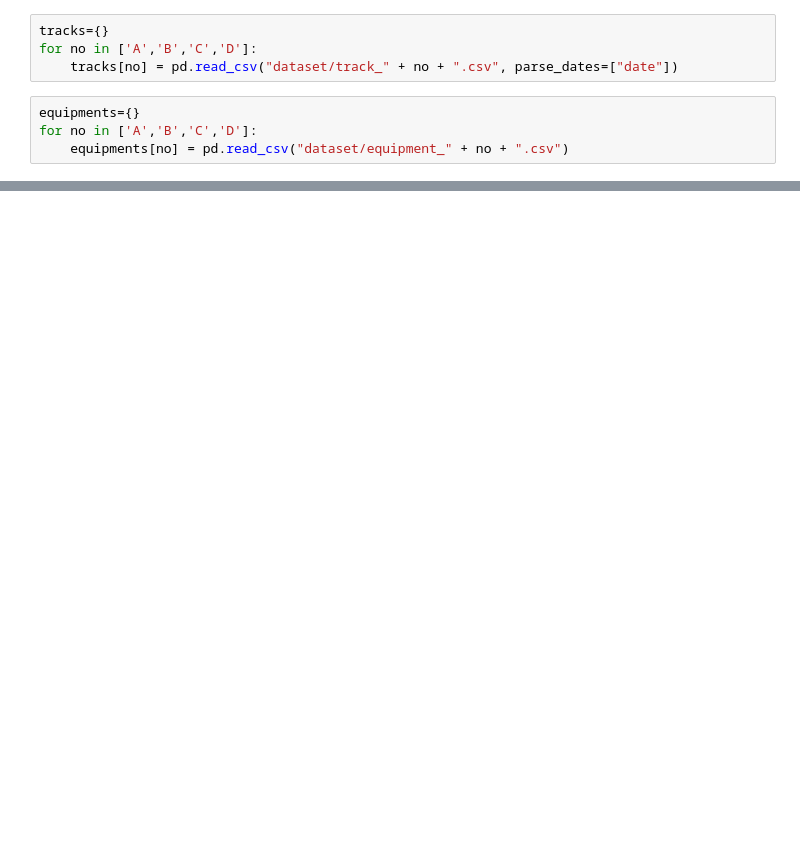
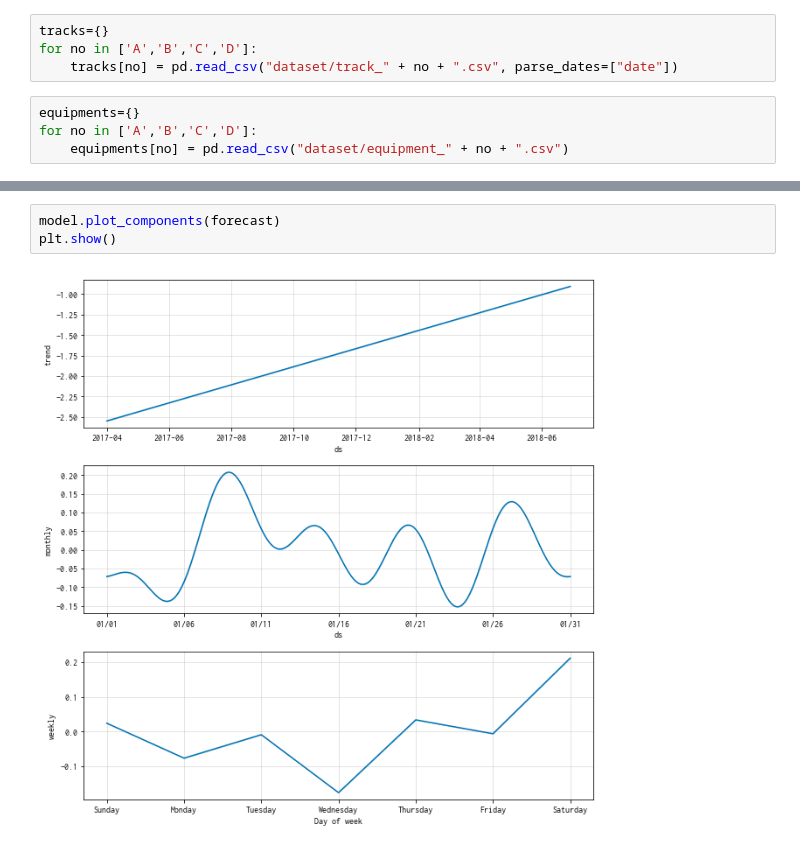
Before and after one commit to a0082273/signate_railway, a Jupyter notebook: model1.ipynb, the cells around one changed output, grey strips where cells are left out. Drawn from its saved outputs; the diff is of its cells as text; blank space fills up the shorter version.

```diff
--- a/model1.ipynb
+++ b/model1.ipynb
@@ -40,0 +118,5 @@ kilos
+# %%
+model.plot_components(forecast)
+plt.show()
+# %% [output]
+[figure, added]
```
Also changed, not shown: parts of 35 cells of this notebook, 2 other files.
